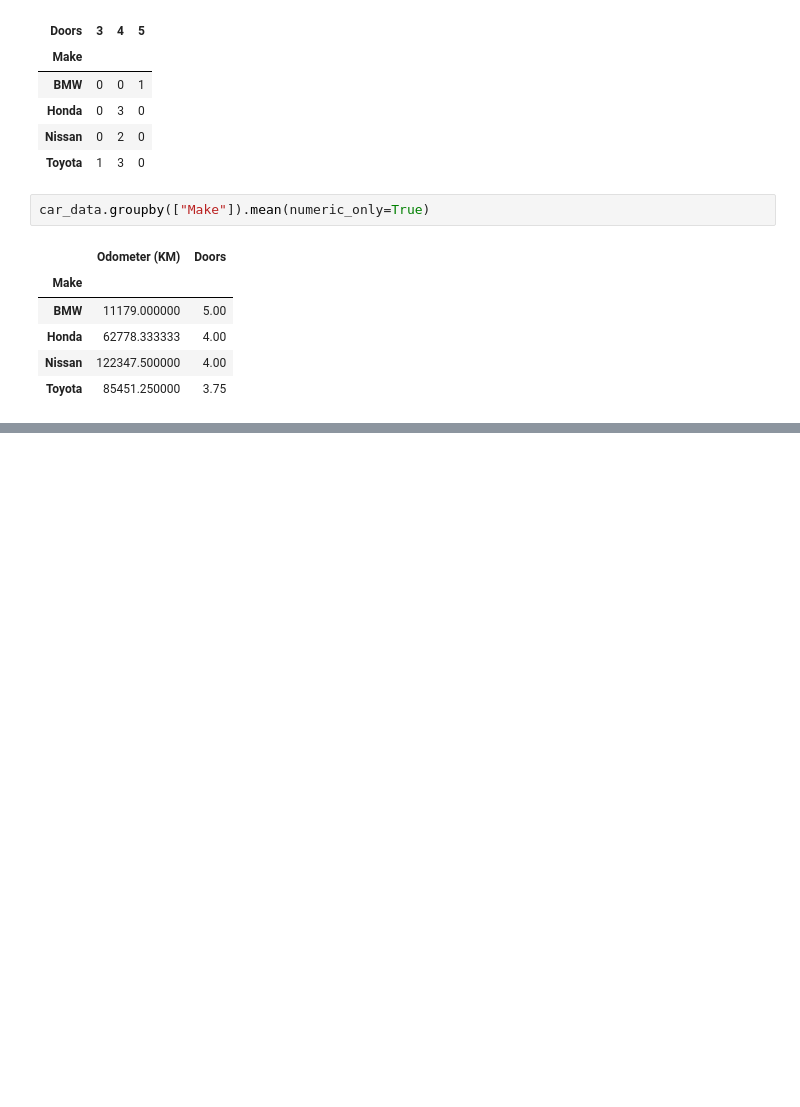
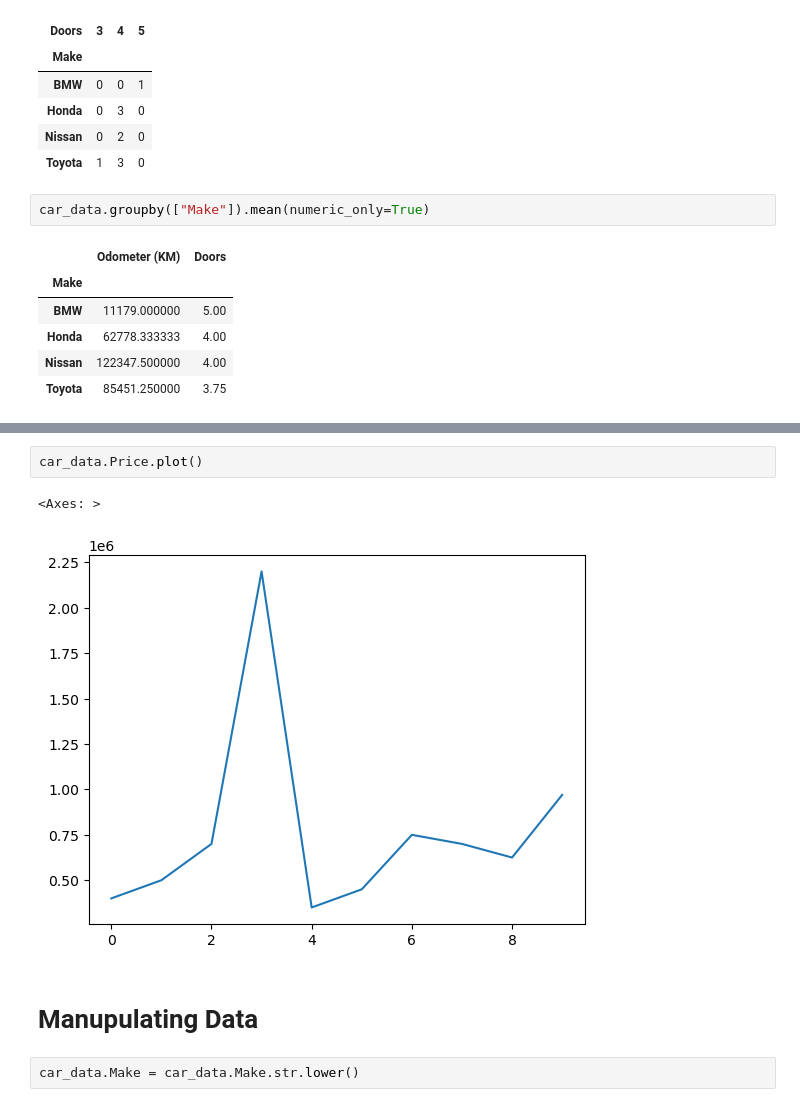
Before and after one commit to sumeetpatond/data-science-ce, a Jupyter notebook: introduction-to-pandas.ipynb, the cells around one changed output, grey strips where cells are left out. Saved outputs shown, nothing was run; the diff lists cells and outputs as text; blank space fills up the shorter version.

```diff
--- a/introduction-to-pandas.ipynb
+++ b/introduction-to-pandas.ipynb
@@ -344,0 +378,9 @@ car_data.groupby(["Make"]).mean(numeric_only=True)
+# %%
+car_data.Price.plot()
+# %% [output]
+<Axes: >
+[figure, added]
+# %% [markdown]
+# Manupulating Data
+# %%
+car_data.Make = car_data.Make.str.lower()
```
Also changed, not shown: parts of 38 cells of this notebook, 1 other file.
